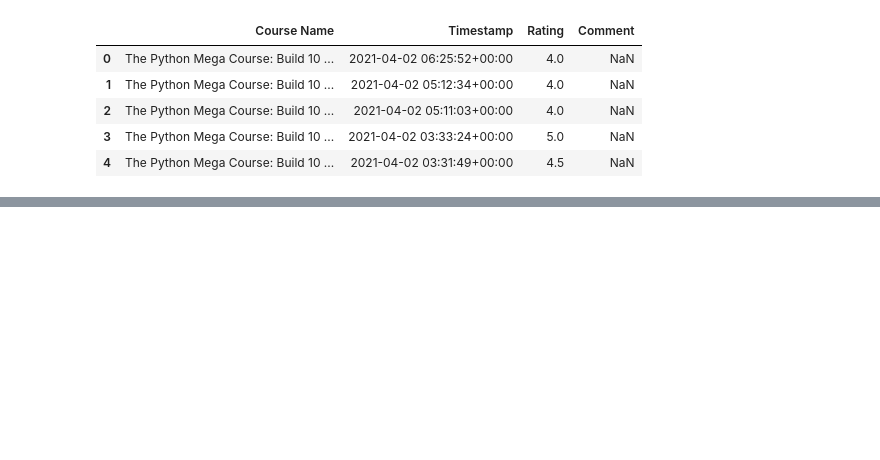
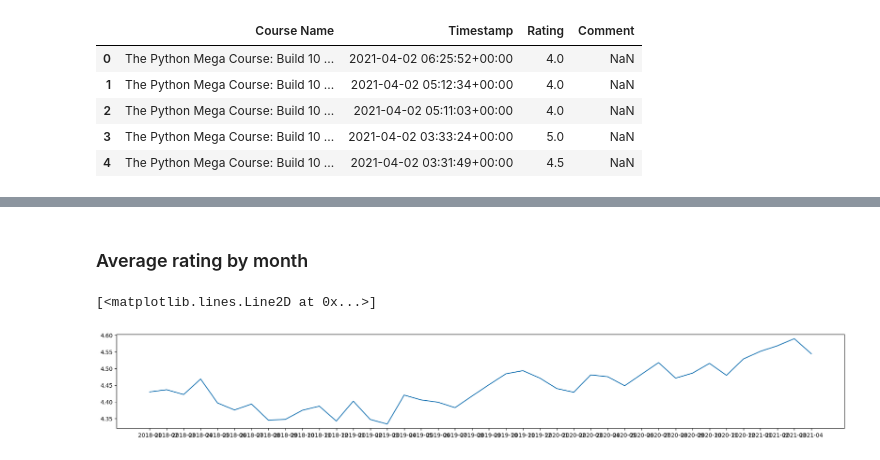
Before and after one commit to Dunlag/Wiki-Python, a Jupyter notebook: 11 - Analisis de datos/ratings.ipynb, the cells around one changed output, grey strips where cells are left out. Saved outputs shown, nothing was run; the diff lists cells and outputs as text; code cells hidden in the pictures; blank space fills up the shorter version.

```diff
--- a/11 - Analisis de datos/ratings.ipynb
+++ b/11 - Analisis de datos/ratings.ipynb
@@ -23,0 +52,19 @@ plt.plot(day_average.index, day_average['Rating'])  # Muestra el resultado
+# %% [markdown]
+### Average rating by month
+# %%
+# Añade columnas de año y mes
+data['Year'] = data['Timestamp'].dt.year
+data['Month'] = data['Timestamp'].dt.month
+
+# Calcula el promedio mensual
+month_average = data.groupby(['Year', 'Month']).mean(numeric_only=True)
+
+# Opcional: crea un índice legible tipo "2024-05"
+month_average.index = month_average.index.map(lambda x: f"{x[0]}-{x[1]:02d}")
+
+# Grafica el promedio de rating por mes
+plt.figure(figsize=(23, 3))
+plt.plot(month_average.index, month_average['Rating'])
+# %% [output]
+[<matplotlib.lines.Line2D at 0x...>]
+[figure, added]
```
Also changed, not shown: parts of 13 cells of this notebook.
